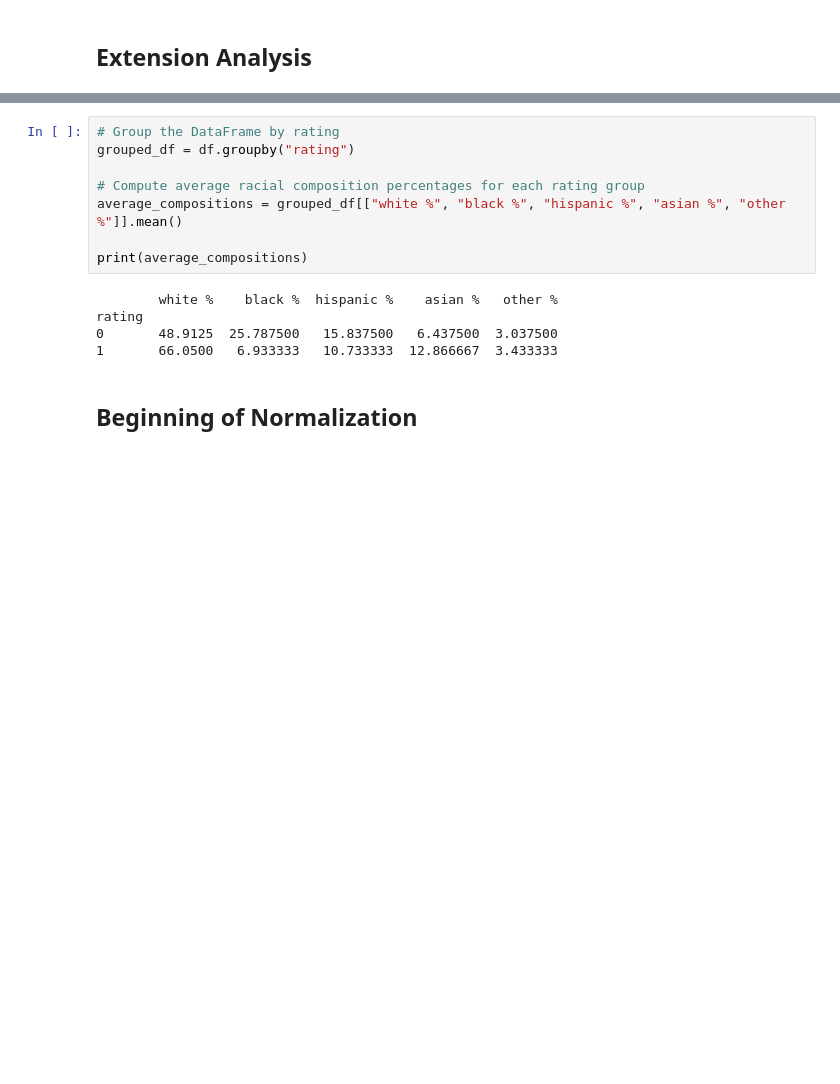
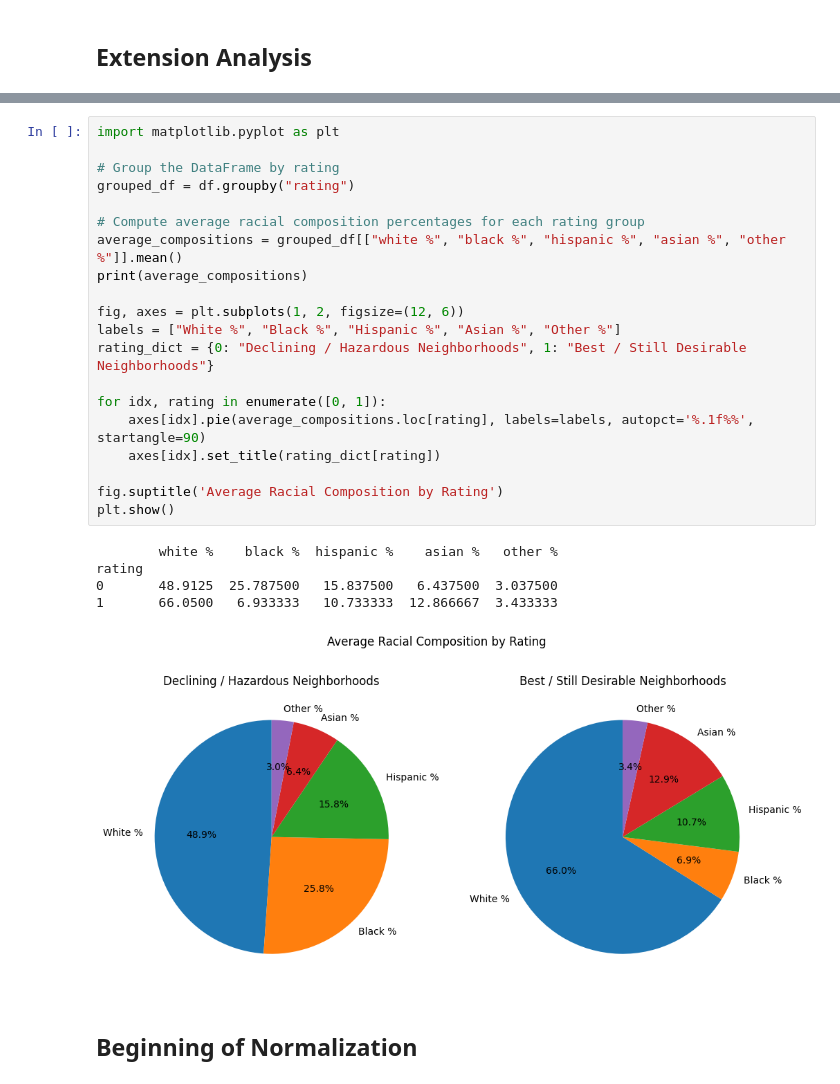
Before and after one commit to BU-Spark/ds-councilor-louijeune-fair-housing, a Jupyter notebook: spring23-team-4/data_code/data_test.ipynb, the cells around one changed output, grey strips where cells are left out. Cells and saved outputs as stored; diff of their text form; blank space fills up the shorter version.

Commit message:
Added graphic representation of racial data

```diff
--- a/spring23-team-4/data_code/data_test.ipynb
+++ b/spring23-team-4/data_code/data_test.ipynb
@@ -534,18 +535,31 @@ df.head(13)
 | 11 | Longwood | 0 | 3746 | 70.0 | 291 | 5.4 | 389 | 7.3 | 752 | 14.1 | ... |
 | 12 | Roslindale | 0 | 15291 | 50.9 | 5805 | 19.3 | 7182 | 23.9 | 750 | 2.5 | ... |
 # %%
+import matplotlib.pyplot as plt
+
 # Group the DataFrame by rating
 grouped_df = df.groupby("rating")
 
 # Compute average racial composition percentages for each rating group
 average_compositions = grouped_df[["white %", "black %", "hispanic %", "asian %", "other %"]].mean()
+print(average_compositions)
 
-print(average_compositions)
+fig, axes = plt.subplots(1, 2, figsize=(12, 6))
+labels = ["White %", "Black %", "Hispanic %", "Asian %", "Other %"]
+rating_dict = {0: "Declining / Hazardous Neighborhoods", 1: "Best / Still Desirable Neighborhoods"}
+
+for idx, rating in enumerate([0, 1]):
+    axes[idx].pie(average_compositions.loc[rating], labels=labels, autopct='%.1f%%', startangle=90)
+    axes[idx].set_title(rating_dict[rating])
+
+fig.suptitle('Average Racial Composition by Rating')
+plt.show()
 # %% [output]
         white %    black %  hispanic %    asian %   other %
 rating
 0       48.9125  25.787500   15.837500   6.437500  3.037500
 1       66.0500   6.933333   10.733333  12.866667  3.433333
+[figure, added]
 # %% [markdown]
 ## Beginning of Normalization
 # %%
```
Also changed, not shown: parts of 2 cells of this notebook.
